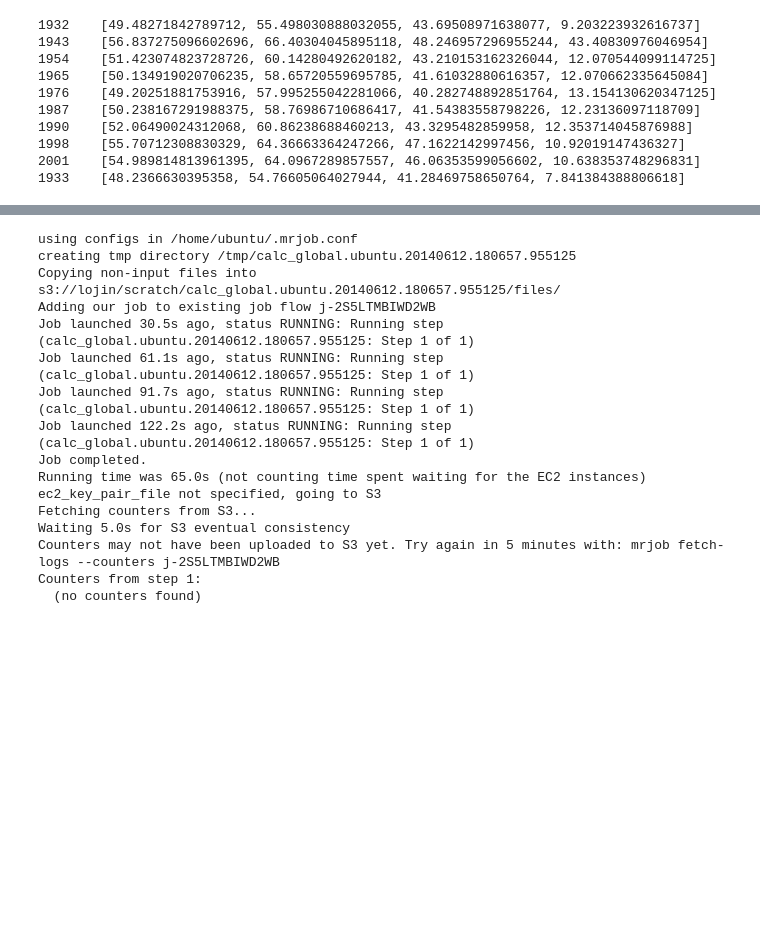
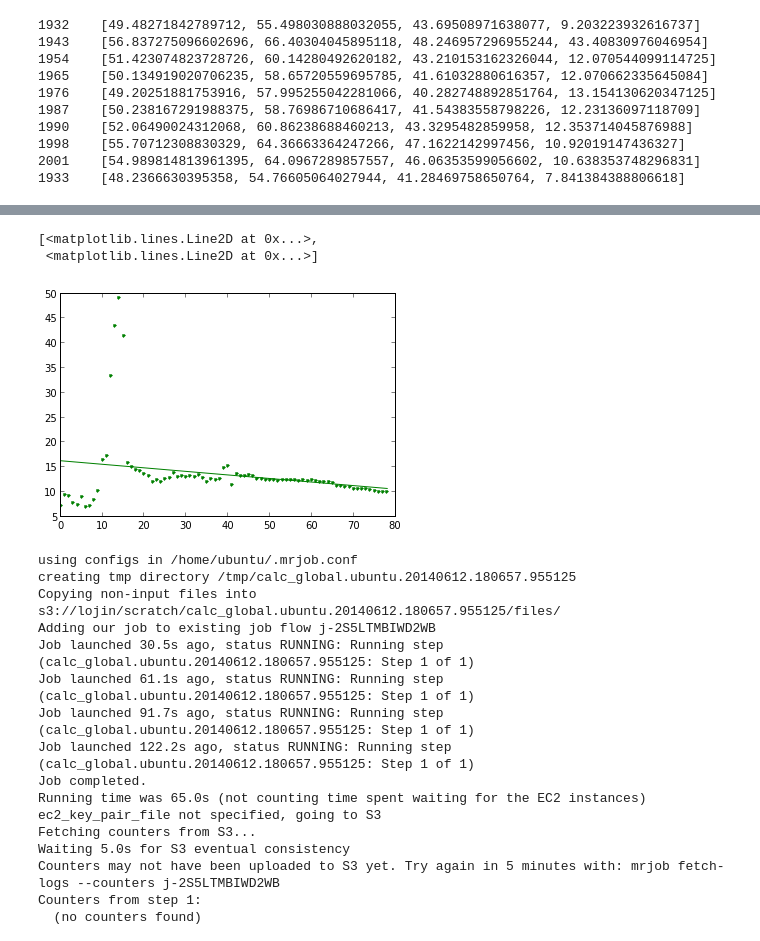
Before and after one commit to stream101/bigdata_final, a Jupyter notebook: 02_Global_Trend.ipynb, the cells around one changed output, grey strips where cells are left out. Saved outputs shown, nothing was run; the diff lists cells and outputs as text; code cells hidden in the pictures; blank space fills up the shorter version.

```diff
--- a/02_Global_Trend.ipynb
+++ b/02_Global_Trend.ipynb
@@ -213,3 +217,11 @@ plot(visible_per_year, 'b')
+# %%
+w = linalg.lstsq(A.T, visible_per_year)[0]
+line3 = w[0]*xi + w[1]
+plot(xi, line3,'g-', xi, visible_per_year,'g.')
+# %% [output]
+[<matplotlib.lines.Line2D at 0x...>,
+ <matplotlib.lines.Line2D at 0x...>]
+[figure, added]
 # %%
 !python calc_global.py -r emr --emr-job-flow-id $job_flow_id gsod.head.csv > temp --stationyear valid_station_year.csv
 # %% [output]
```
Also changed, not shown: parts of 3 cells of this notebook.
